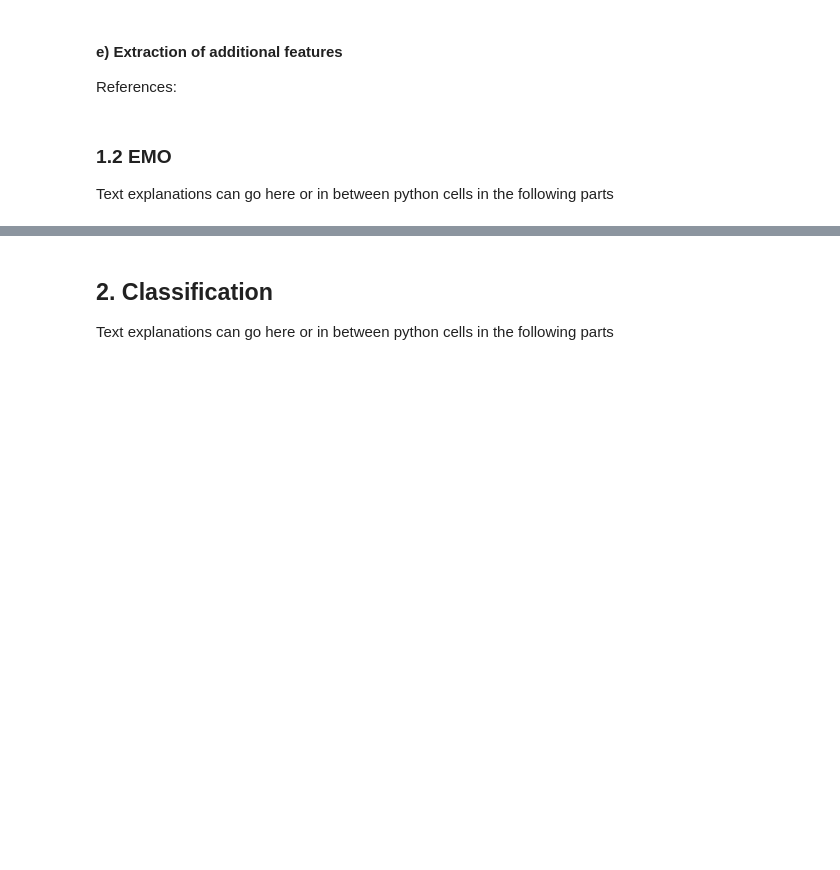
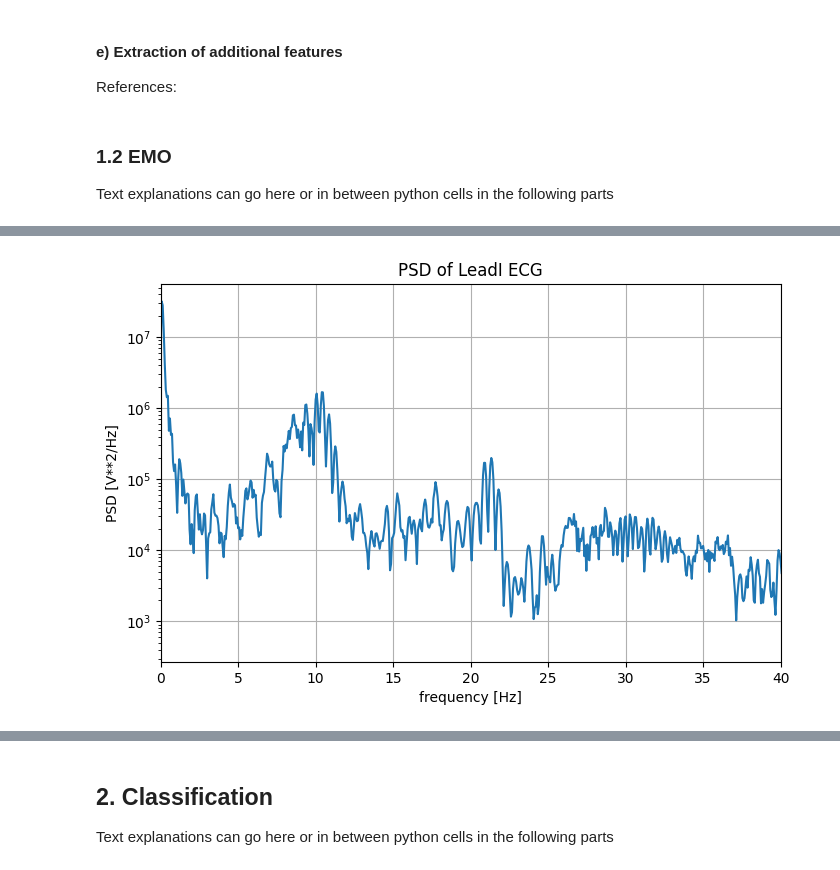
Before and after one commit to massimoalbarello/ubi-comp, a Jupyter notebook: project_2/project_2.ipynb, the cells around one changed output, grey strips where cells are left out. Cells and saved outputs as stored; diff of their text form; code cells hidden in the pictures; blank space fills up the shorter version.

Commit message:
Added GSR filtering and powerr spectrum

```diff
--- a/project_2/project_2.ipynb
+++ b/project_2/project_2.ipynb
@@ -279,0 +298,25 @@ Text explanations can go here or in between python cells in the following parts
+# %%
+# we want the power spectral desity of the EDA signal of the second participant watching clip 1
+with open("ex2_recordings/participant_02.pkl", "rb") as f:
+    particiapnt_02_data = pickle.load(f)
+
+#Extract EDA data
+GSR_freq = particiapnt_02_data["FS_GSR"]
+raw_GSR= np.array(particiapnt_02_data["recordings"][1]["GSR"][:,1])
+
+t = particiapnt_02_data["recordings"][1]["GSR"][:,0]
+t = t - t[0]
+
+# Parameters for calculating the PSD
+# From [1] in exercise handout: Welch method using window length of 15xsr overlap 10xsr where sr denotes sampling rate
+f, Pxx_den = signal.welch(x=raw_GSR, fs= GSR_freq, nperseg = 15*GSR_freq, noverlap= 10*GSR_freq, scaling='density', average='mean')
+
+plt.semilogy(f, Pxx_den)
+plt.xlim(0,40)
+plt.xlabel('frequency [Hz]')
+plt.ylabel('PSD [V**2/Hz]')
+plt.title('PSD of LeadI ECG')
+plt.grid(True)
+plt.show()
+# %% [output]
+[figure, added]
```
Also changed, not shown: parts of 11 cells of this notebook.
